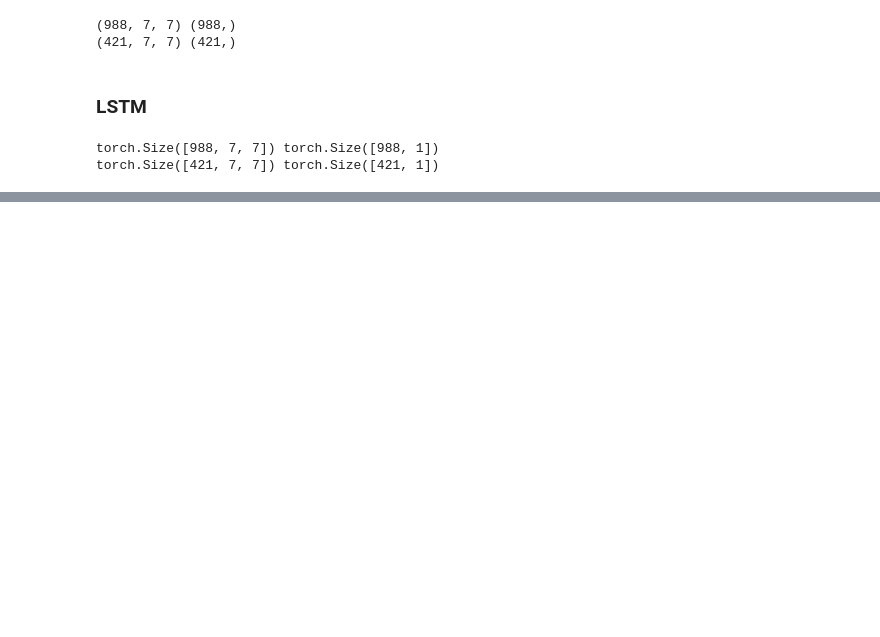
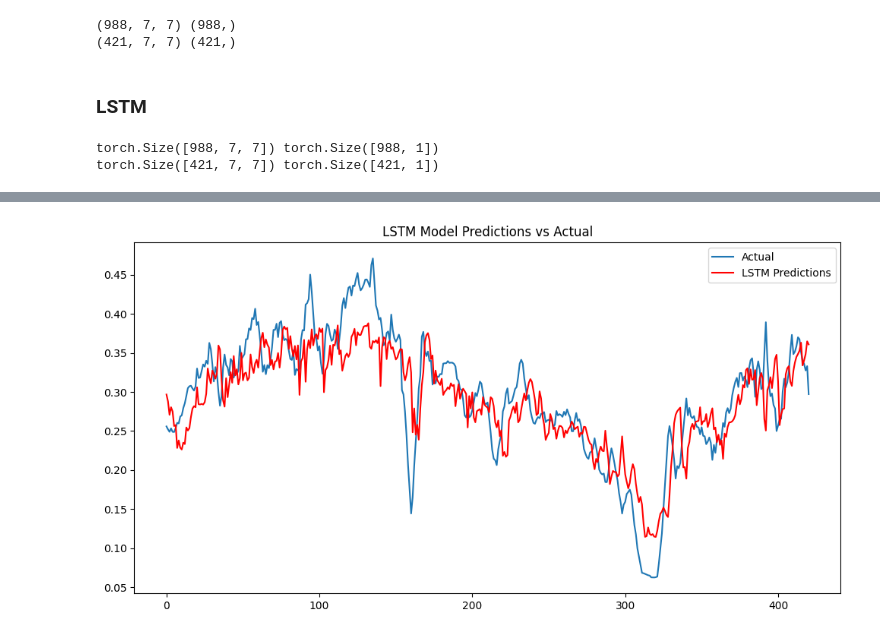
Before and after one commit to ayush9818/Electricity-Power-Prediction, a Jupyter notebook: Modelling/Modelling_LSTM.ipynb, the cells around one changed output, grey strips where cells are left out. Cells and saved outputs as stored; diff of their text form; code cells hidden in the pictures; blank space fills up the shorter version.

Commit message:
added LSTM Prediction curve

```diff
--- a/Modelling/Modelling_LSTM.ipynb
+++ b/Modelling/Modelling_LSTM.ipynb
@@ -137,0 +141,5 @@ plt.show()
+# %%
+test_model = LightningLSTM(input_size=7, hidden_sizes=[200, 100, 150, 50], output_size=1)
+state_dict = torch.load("lightning_logs/version_1/checkpoints/epoch=49-step=1550.ckpt")
+test_model.load_state_dict(state_dict['state_dict'])
+test_model.eval()
@@ -137,0 +157,14 @@ plt.show()
+# %%
+with torch.no_grad():
+    y_pred = test_model(X_test_tensor)
+# %%
+y_pred = y_pred.detach().numpy()
+y_true = y_test_tensor.detach().numpy()
+plt.figure(figsize=(12, 6))
+plt.plot(y_true, label='Actual')
+plt.plot(y_pred, label='LSTM Predictions', color='red')
+plt.legend()
+plt.title('LSTM Model Predictions vs Actual')
+plt.show()
+# %% [output]
+[figure, added]
```
Also changed, not shown: parts of 4 cells of this notebook.
